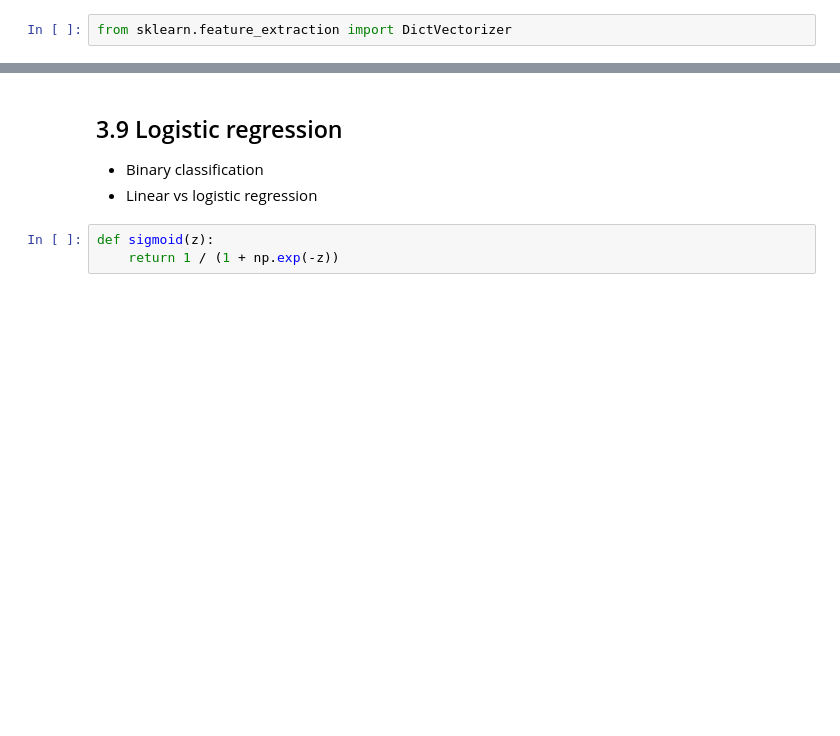
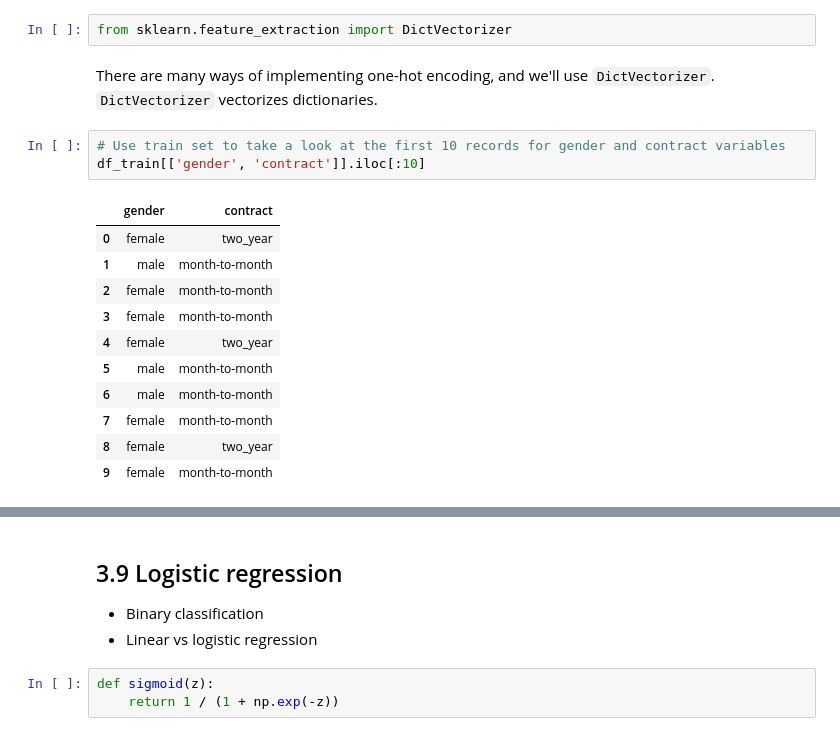
Before and after one commit to wanyingng/machine-learning-zoomcamp-2024, a Jupyter notebook: 03-classification/03-churn.ipynb, the cells around one changed output, grey strips where cells are left out. Saved outputs shown, nothing was run; the diff lists cells and outputs as text; blank space fills up the shorter version.

```diff
--- a/03-classification/03-churn.ipynb
+++ b/03-classification/03-churn.ipynb
@@ -792,2 +1000,19 @@ np.float64(0.32499341585462205)
 # %%
 from sklearn.feature_extraction import DictVectorizer
+# %% [markdown]
+There are many ways of implementing one-hot encoding, and we'll use `DictVectorizer`. `DictVectorizer` vectorizes dictionaries.
+# %%
+# Use train set to take a look at the first 10 records for gender and contract variables
+df_train[['gender', 'contract']].iloc[:10]
+# %% [output]
+|  | gender | contract |
+| 0 | female | two_year |
+| 1 | male | month-to-month |
+| 2 | female | month-to-month |
+| 3 | female | month-to-month |
+| 4 | female | two_year |
+| 5 | male | month-to-month |
+| 6 | male | month-to-month |
+| 7 | female | month-to-month |
+| 8 | female | two_year |
+| 9 | female | month-to-month |
```
Also changed, not shown: parts of 68 cells of this notebook.
